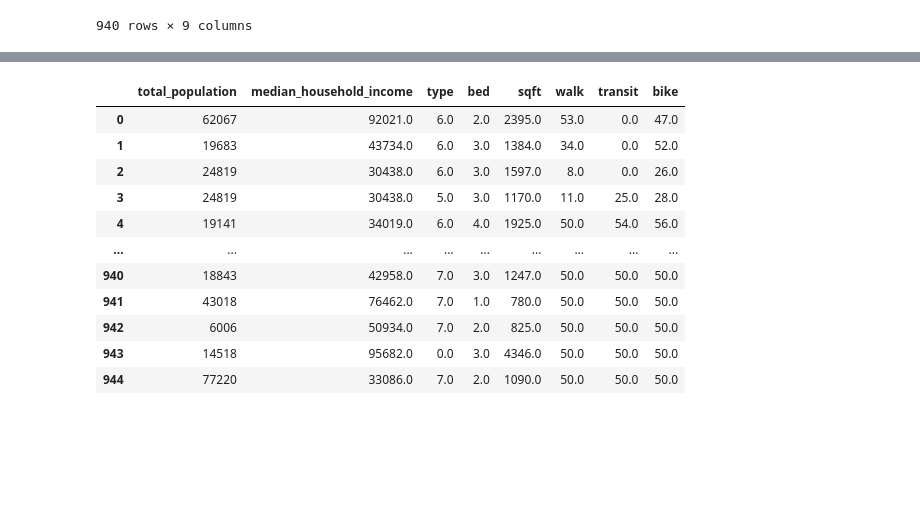
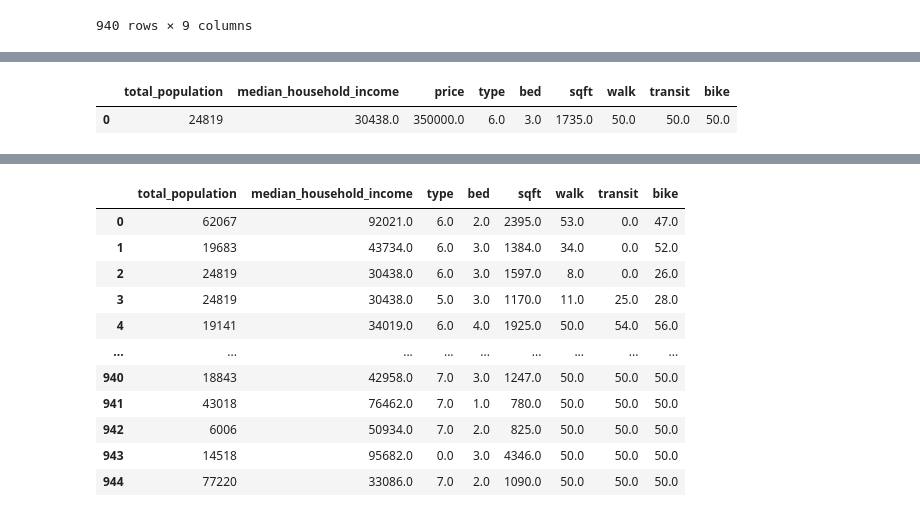
Before and after one commit to alwaysanthony/HHPP, a Jupyter notebook: Machine Learning/Linear Regression Model.ipynb, the cells around one changed output, grey strips where cells are left out. Saved outputs shown, nothing was run; the diff lists cells and outputs as text; code cells hidden in the pictures; blank space fills up the shorter version.

```diff
--- a/Machine Learning/Linear Regression Model.ipynb
+++ b/Machine Learning/Linear Regression Model.ipynb
@@ -141,0 +165,5 @@ ml_df
+# %%
+ml_df.mode()
+# %% [output]
+|  | total_population | median_household_income | price | type | bed | sqft | walk | transit | bike |
+| 0 | 24819 | 30438.0 | 350000.0 | 6.0 | 3.0 | 1735.0 | 50.0 | 50.0 | 50.0 |
```
Also changed, not shown: parts of 5 cells of this notebook, 1 other file.
